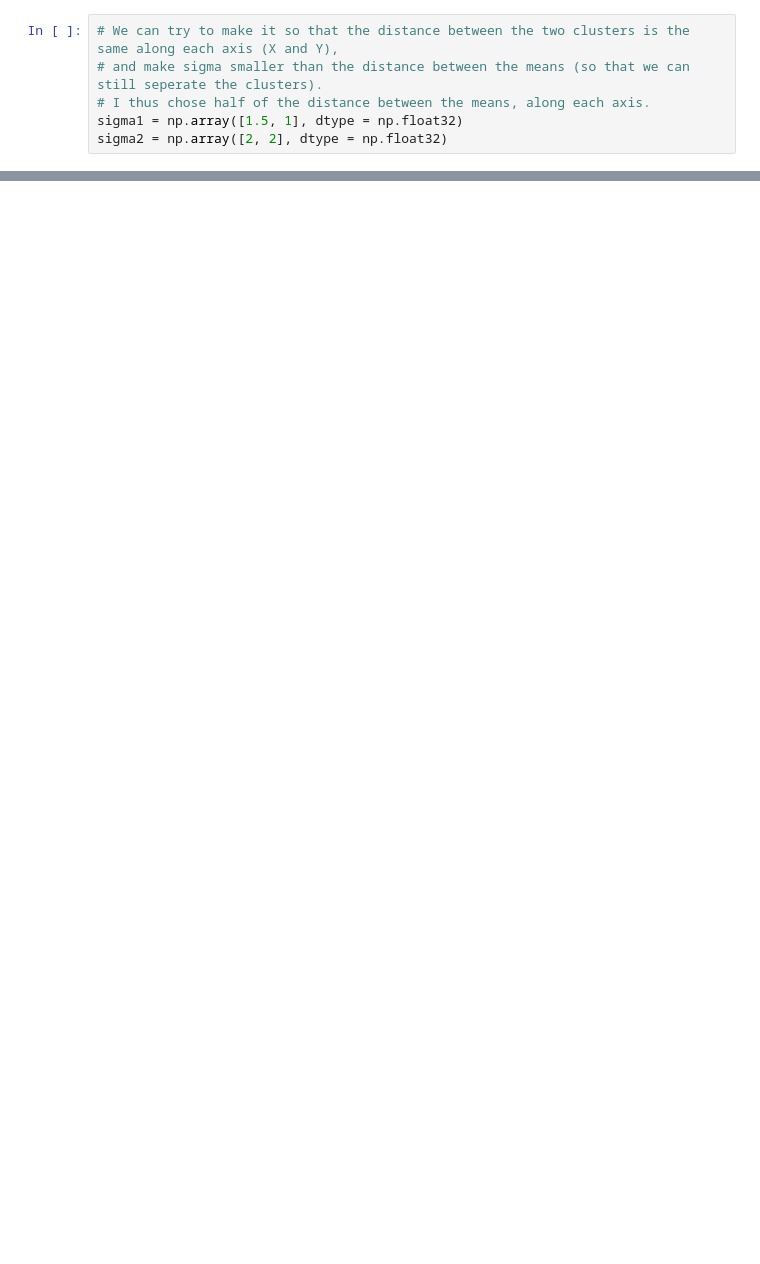
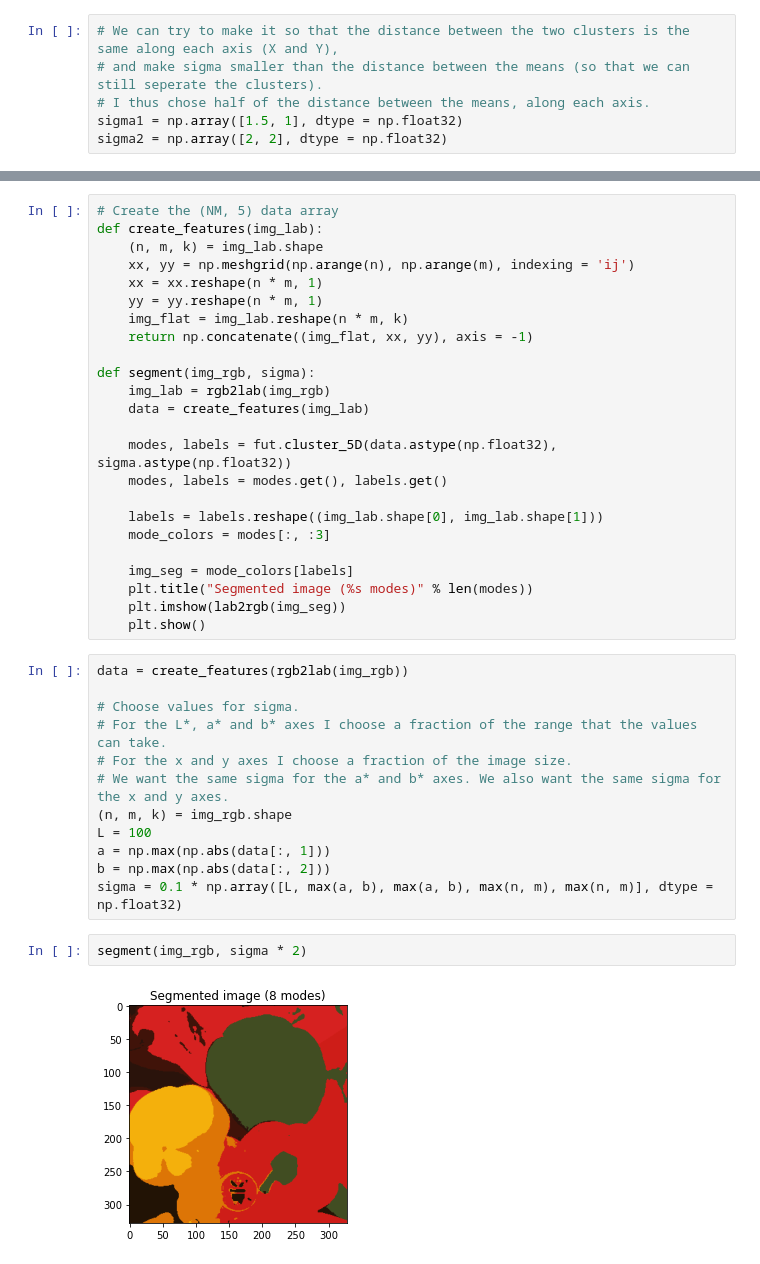
Before and after one commit to MathisBD/cluster-segment, a Jupyter notebook: main.ipynb, the cells around one changed output, grey strips where cells are left out. Cells and saved outputs as stored; diff of their text form; blank space fills up the shorter version.

```diff
--- a/main.ipynb
+++ b/main.ipynb
@@ -56,0 +69,40 @@ visualize_clustering(data2, sigma2)
+# %%
+# Create the (NM, 5) data array
+def create_features(img_lab):
+    (n, m, k) = img_lab.shape
+    xx, yy = np.meshgrid(np.arange(n), np.arange(m), indexing = 'ij')
+    xx = xx.reshape(n * m, 1)
+    yy = yy.reshape(n * m, 1)
+    img_flat = img_lab.reshape(n * m, k)
+    return np.concatenate((img_flat, xx, yy), axis = -1)
+
+def segment(img_rgb, sigma):
+    img_lab = rgb2lab(img_rgb)
+    data = create_features(img_lab)
+
+    modes, labels = fut.cluster_5D(data.astype(np.float32), sigma.astype(np.float32))
+    modes, labels = modes.get(), labels.get()
+
+    labels = labels.reshape((img_lab.shape[0], img_lab.shape[1]))
+    mode_colors = modes[:, :3]
+
+    img_seg = mode_colors[labels]
+    plt.title("Segmented image (%s modes)" % len(modes))
+    plt.imshow(lab2rgb(img_seg))
+    plt.show()
+# %%
+data = create_features(rgb2lab(img_rgb))
+
+# Choose values for sigma.
+# For the L*, a* and b* axes I choose a fraction of the range that the values can take.
+# For the x and y axes I choose a fraction of the image size.
+# We want the same sigma for the a* and b* axes. We also want the same sigma for the x and y axes.
+(n, m, k) = img_rgb.shape
+L = 100
+a = np.max(np.abs(data[:, 1]))
+b = np.max(np.abs(data[:, 2]))
+sigma = 0.1 * np.array([L, max(a, b), max(a, b), max(n, m), max(n, m)], dtype = np.float32)
+# %%
+segment(img_rgb, sigma * 2)
+# %% [output]
+[figure, added]
```
Also changed, not shown: parts of 4 cells of this notebook, 1 other file.
